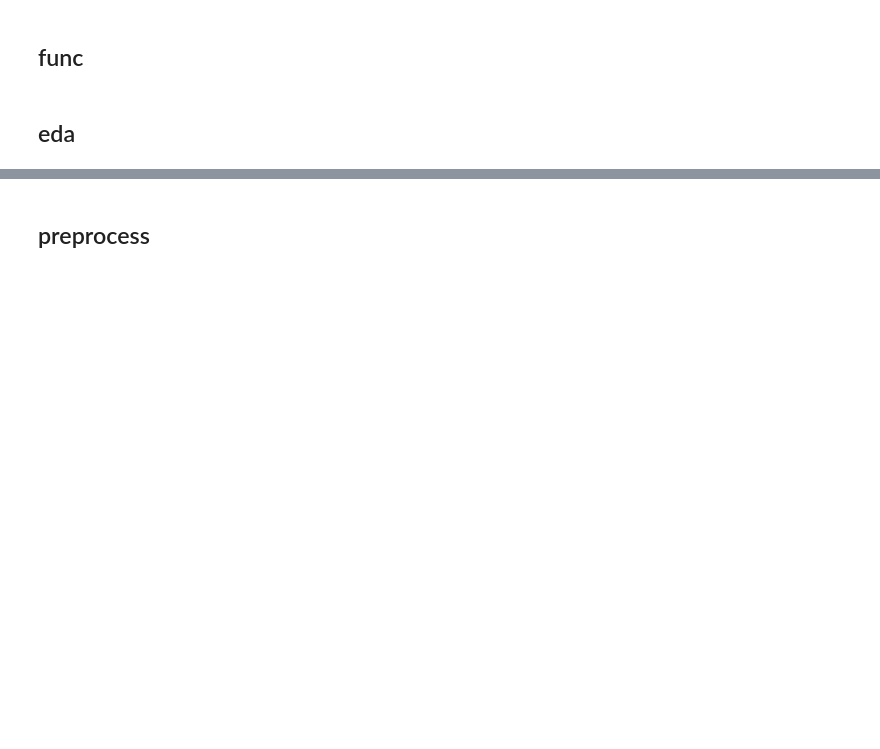
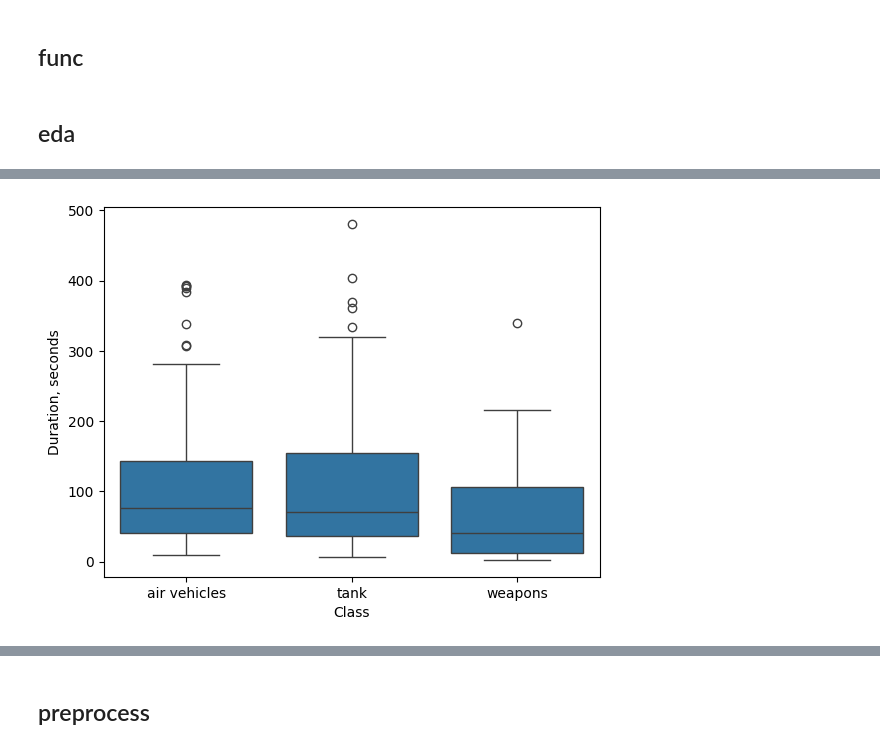
Before and after one commit to TetianaSoroka/kr_sounds_classifier, a Jupyter notebook: project/mn.ipynb, the cells around one changed output, grey strips where cells are left out. Saved outputs shown, nothing was run; the diff lists cells and outputs as text; code cells hidden in the pictures; blank space fills up the shorter version.

```diff
--- a/project/mn.ipynb
+++ b/project/mn.ipynb
@@ -234,0 +241,12 @@ plt.show()
+# %%
+# тривалість кожного аудіофайлу у нову колонку
+durations = []
+for file_path in df_audio["file_path"]:
+    y, sr = librosa.load(file_path,
+                         sr=None # залишити оригінальну частоту аудіо
+                         )
+    duration = librosa.get_duration(y=y, # аудіосигнал (масив чисел)
+                                    sr=sr # sample rate (частота)
+                                    )
+    durations.append(duration)
+df_audio["duration"] = durations
@@ -234,0 +261,7 @@ plt.show()
+# %%
+sns.boxplot(data=df_audio, x="class", y="duration")
+plt.xlabel("Class")
+plt.ylabel("Duration, seconds")
+plt.show()
+# %% [output]
+[figure, added]
```
Also changed, not shown: parts of 11 cells of this notebook.
